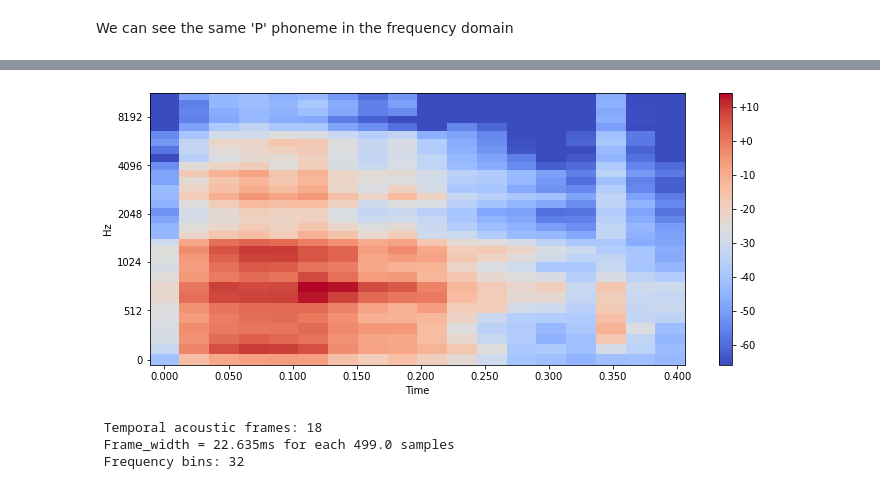
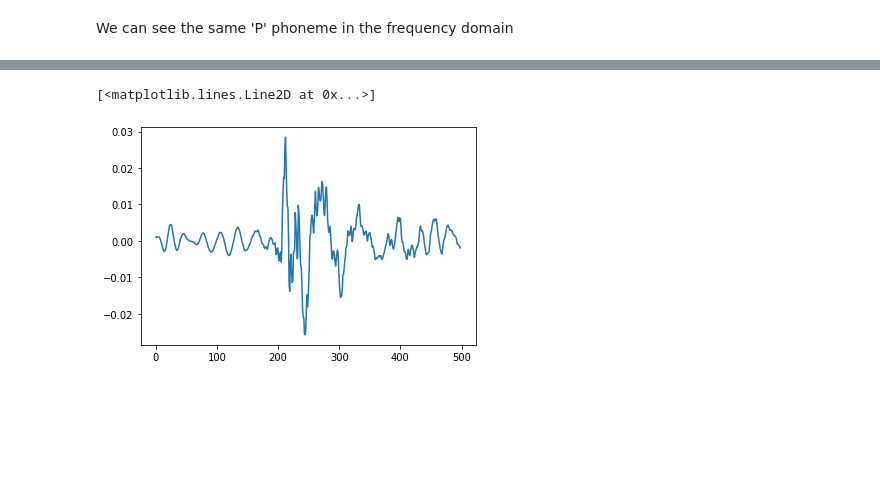
Before and after one commit to KitsuELP/VoiceControl, a Jupyter notebook: phonemes.ipynb, the cells around one changed output, grey strips where cells are left out. Drawn from its saved outputs; the diff is of its cells as text; code cells hidden in the pictures; blank space fills up the shorter version.

```diff
--- a/phonemes.ipynb
+++ b/phonemes.ipynb
@@ -205,7 +211,5 @@ up[0].mel_spec()
-# %%
-up[1].mel_spec()
-# %% [output]
-[figure, removed]
- Temporal acoustic frames: 18
- Frame_width = 22.635ms for each 499.0 samples
- Frequency bins: 32
+# %%
+plt.plot(up[0].frame[14])
+# %% [output]
+[<matplotlib.lines.Line2D at 0x...>]
+[figure, added]
```
Also changed, not shown: parts of 7 cells of this notebook.
